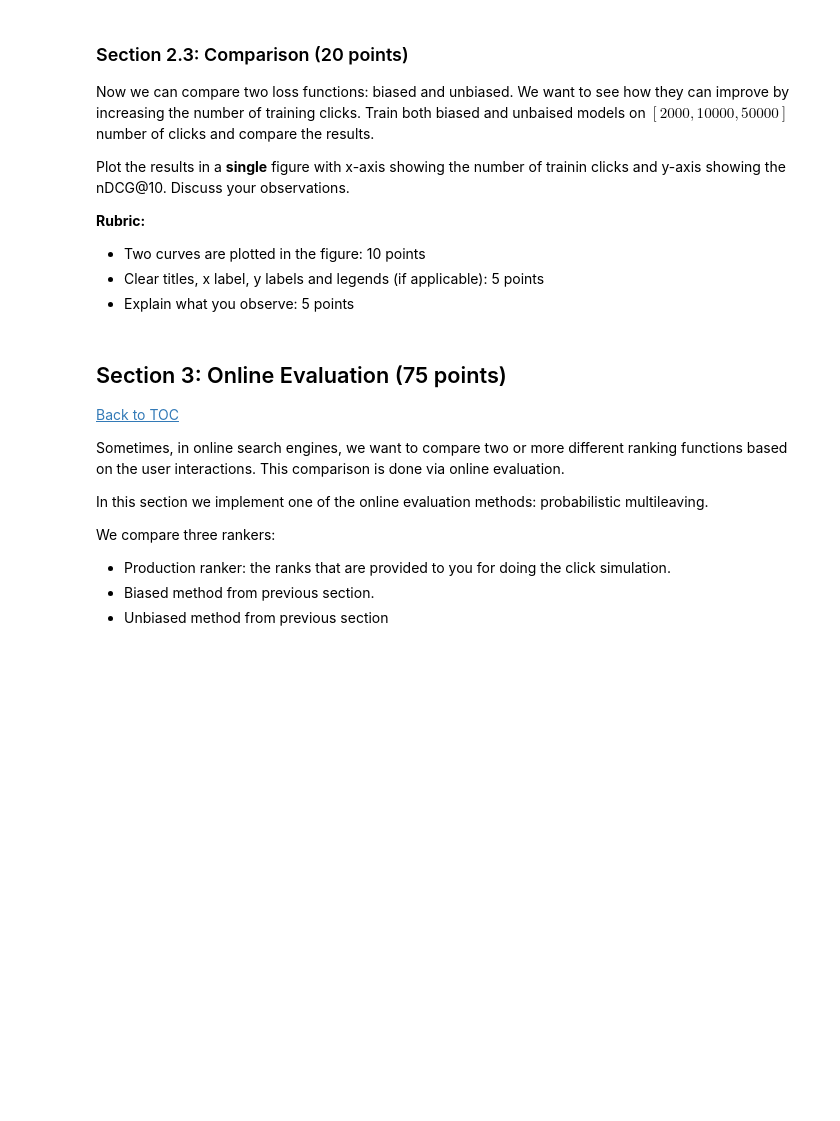
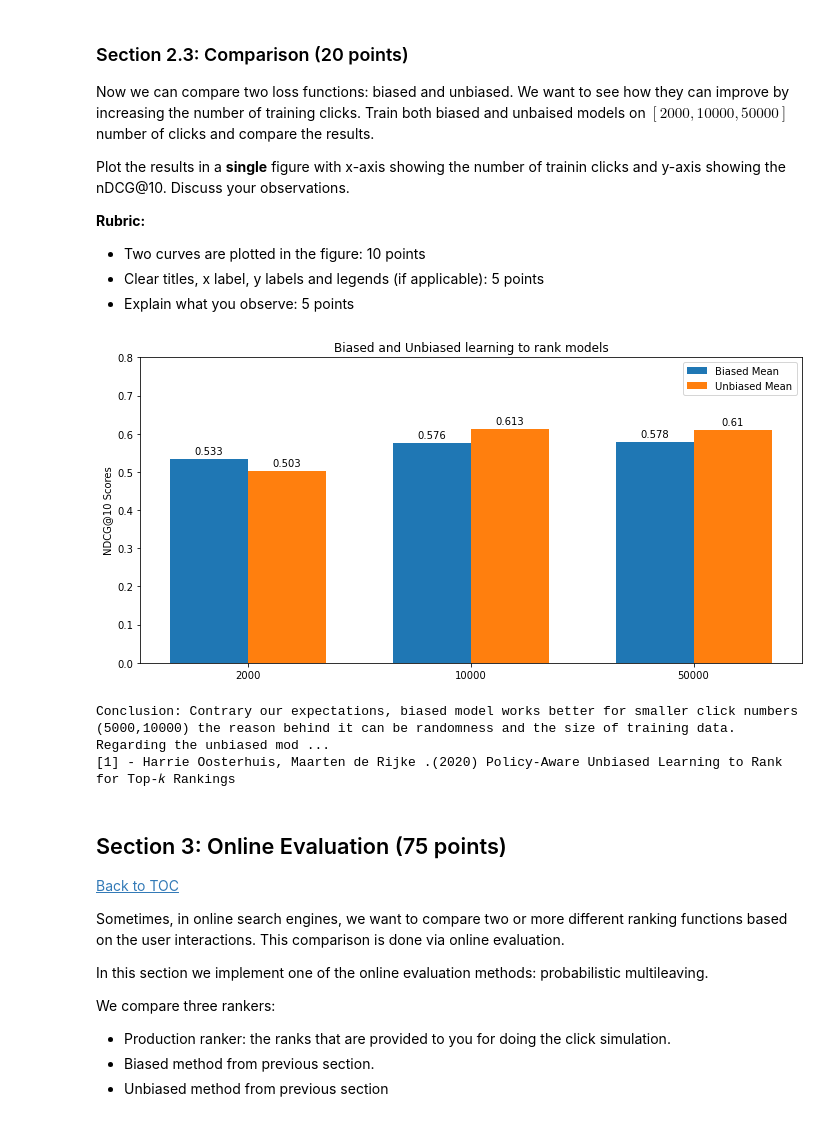
Before and after one commit to balazsborsos/InformationRetrieval_HW2, a Jupyter notebook: 13322915_13325957_13326481.ipynb, the cells around one changed output. Cells and saved outputs as stored; diff of their text form; code cells hidden in the pictures; blank space fills up the shorter version.

```diff
--- a/13322915_13325957_13326481.ipynb
+++ b/13322915_13325957_13326481.ipynb
@@ -1867,3 +1987,63 @@ raise NotImplementedError()
+# %%
+# YOUR CODE HERE
+params = Namespace(epochs=8, lr=1e-3, topk=20)
+biased_mean = []
+unbiased_mean = []
+for i in [2000,10000,50000]:
+    train_clicks = simulate_clicks(data,'train', click_count = i)
+    biased_net = NeuralModule(1)
+    train_online(biased_net, train_clicks, online_loss_biased, params)
+    unbiased_net = NeuralModule(1)
+    train_online(unbiased_net, train_clicks, online_loss_unbiased, params)
+    biased = evaluate_model(biased_net, 'test', print_results=False)
+    biased_ndcg10 = biased['ndcg@10']
+    unbiased = evaluate_model(unbiased_net, 'test', print_results=False)
+    unbiased_ndcg10 = unbiased['ndcg@10']
+    biased_mean.append(np.round_(biased_ndcg10[0],3))
+    unbiased_mean.append(np.round(unbiased_ndcg10[0],3))
+
+labels = ['2000', '10000', '50000']
+
+x = np.arange(len(labels))  # the label locations
+width = 0.35  # the width of the bars
+
+fig, ax = plt.subplots(figsize=(10,5))
+
+rects1 = ax.bar(x - width/2, biased_mean, width, label='Biased Mean')
+rects2 = ax.bar(x + width/2, unbiased_mean, width, label='Unbiased Mean')
+
+# Add some text for labels, title and custom x-axis tick labels, etc.
+ax.set_ylabel('NDCG@10 Scores')
+ax.set_title('Biased and Unbiased learning to rank models')
+ax.set_xticks(x)
+ax.set_xticklabels(labels)
+ax.legend()
+ax.set_ylim((0.0,0.8))
+
+def autolabel(rects):
+    """Attach a text label above each bar in *rects*, displaying its height."""
+    for rect in rects:
+        height = rect.get_height()
+        ax.annotate('{}'.format(height),
+                    xy=(rect.get_x() + rect.get_width() / 2, height),
+                    xytext=(0, 3),  # 3 points vertical offset
+                    textcoords="offset points",
+                    ha='center', va='bottom')
+
+
+autolabel(rects1)
+autolabel(rects2)
+
+fig.tight_layout()
+
+plt.show()
+
+print("Conclusion: Contrary our expectations, biased model works better for smaller click numbers (5000,10000) the reason behind it can be randomness and the size of training data. Regarding the unbiased model, using more training data is improve performance while results for biased model are almost the same after each training. The similar experiment for unbiased model can be found in this paper [1]")
+print("[1] - Harrie Oosterhuis, Maarten de Rijke .(2020) Policy-Aware Unbiased Learning to Rank for Top-𝑘 Rankings")
+# %% [output]
+[figure, added]
+Conclusion: Contrary our expectations, biased model works better for smaller click numbers (5000,10000) the reason behind it can be randomness and the size of training data. Regarding the unbiased mod ...
+[1] - Harrie Oosterhuis, Maarten de Rijke .(2020) Policy-Aware Unbiased Learning to Rank for Top-𝑘 Rankings
 # %% [markdown]
 ## Section 3: Online Evaluation (75 points) <a class="anchor" id="on_eval"></a>
 
```
Also changed, not shown: parts of 27 cells of this notebook, 10 other files.
